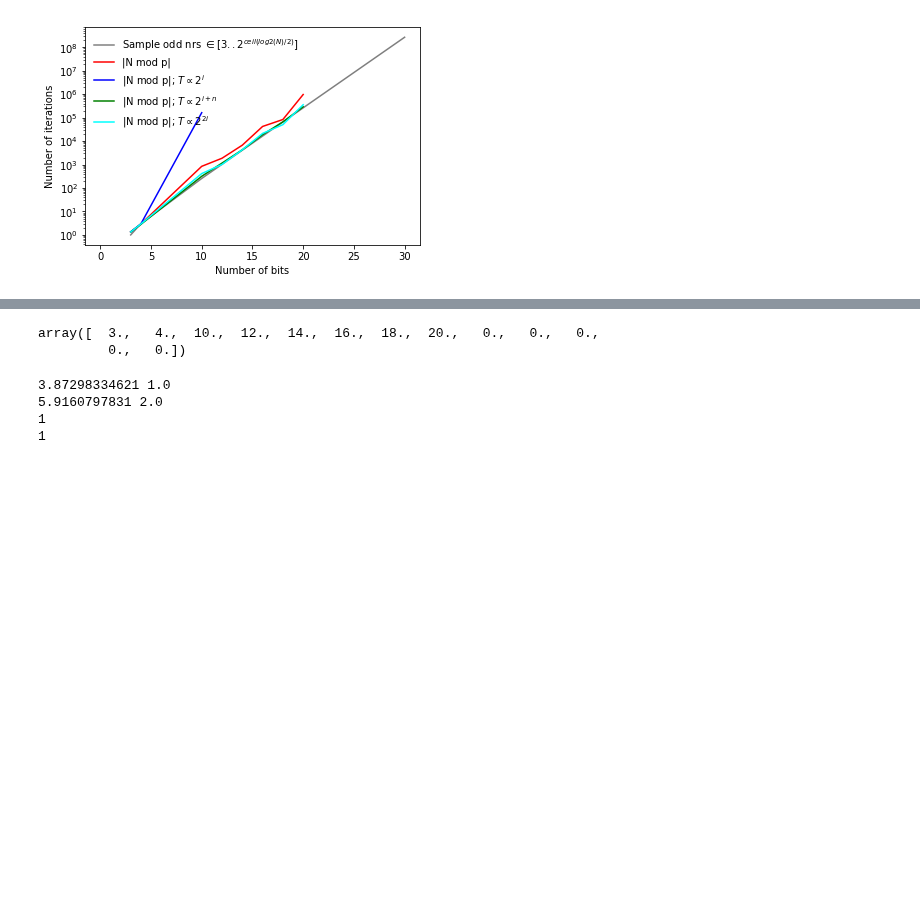
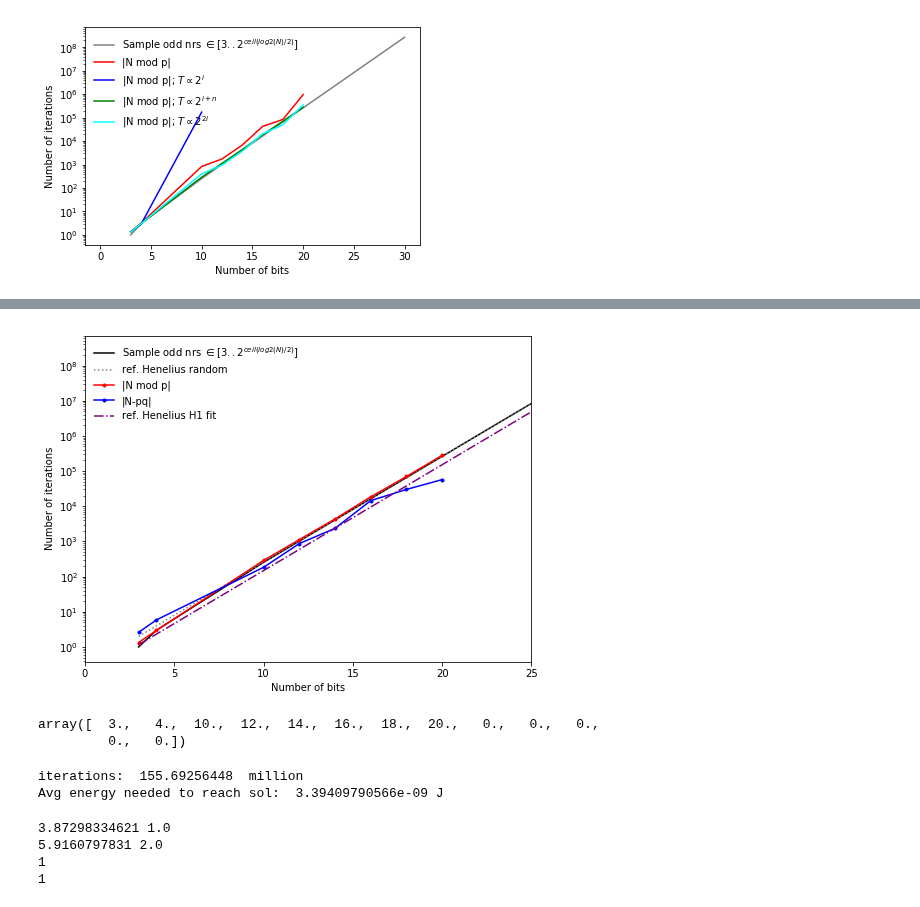
Before and after one commit to lican81/A0_DUT, a Jupyter notebook: GUI/Thomas/sandbox_prime_factorization.ipynb, the cells around one changed output, grey strips where cells are left out. Drawn from its saved outputs; the diff is of its cells as text; code cells hidden in the pictures; blank space fills up the shorter version.

```diff
--- a/GUI/Thomas/sandbox_prime_factorization.ipynb
+++ b/GUI/Thomas/sandbox_prime_factorization.ipynb
@@ -749,9 +906,40 @@ requires about half the number of visited states compared to a random search.
 '\nAll methods are compared to the random search, for which\nN\xc2\xaf = 2**(n\xe2\x88\x922), since\nwe restrict the search to odd integers, and there are two distinct prime factors. [= what I call "H ...
+# %%
+plt.figure(5,figsize=(8,6))
+plt.clf()
+#plt.semilogy(problem_and_sol_arr[:,0],2**(problem_and_sol_arr[:,0])/2.,"orange",label="Sample $\in[1..2^{ceil(log2(N)/2)}]$")
+# ..-1 because 1 is not our prime number
+plt.semilogy(problem_and_sol_arr[:,0],(2**(problem_and_sol_arr[:,0])/2.+1)//2-1,"k",label="Sample odd nrs $\in[3..2^{ceil(log2(N)/2)}]$")
+#plt.semilogy(problem_and_sol_arr[:,0],problem_and_sol_arr[:,-1]**.5,"k--",label=r"Count up to $N^{1/2}$")
+#plt.semilogy(problem_and_sol_arr[:,0],np.floor(problem_and_sol_arr[:,-1]**.5+1)//2-1,"k--",label=r"Count odd nrs.>1 up to $N^{1/2}$")
+plt.semilogy(problem_and_sol_arr[:,0],2**(problem_and_sol_arr[:,0]-2),":",color="gray",label=r"ref. Henelius random")
+plt.semilogy(data_arr_nft2[:,0],data_arr_nft2[:,1],"r.-",label=r"|N mod p|")
+plt.semilogy(data_arr_Eft1[:,0],data_arr_Eft1[:,1],"b.-",label=r"|N-pq|")
+plt.semilogy(problem_and_sol_arr[:,0],0.58*2**(problem_and_sol_arr[:,0]-2),"-.",color="purple",label=r"ref. Henelius H1 fit")
+leg=plt.legend(loc=0)
+leg.draw_frame(False)
+plt.xlabel("Number of bits")
+plt.ylabel("Number of iterations")
+plt.xlim(0,25)
+#TODO: plot errorbars.
+plt.show()
+# %% [output]
+[figure, added]
 # %%
 data_arr[0,1];data_arr_Eft1[:,0]
 # %% [output]
 array([  3.,   4.,  10.,  12.,  14.,  16.,  18.,  20.,   0.,   0.,   0.,
          0.,   0.])
+# %%
+N_avg_iter_for_30bits=0.58*2**(30-2)/1e6
+print("iterations: ",N_avg_iter_for_30bits," million")
+Pwr=10.9e-3 # in W
+T_step=2e-9 # in s
+E_to_sol_avg= N_avg_iter_for_30bits*Pwr*T_step# this is not equal to E to sol 99%!
+print("Avg energy needed to reach sol: ",E_to_sol_avg,"J")
+# %% [output]
+iterations:  155.69256448  million
+Avg energy needed to reach sol:  3.39409790566e-09 J
 # %%
 # count all odd numbers, excluding 1 up to sqrt(N)
 print((15**.5),np.floor(15**.5+1)//2-1) # check counting of odd numbers up to square of to be decomposed number
```
Also changed, not shown: parts of 17 cells of this notebook.
